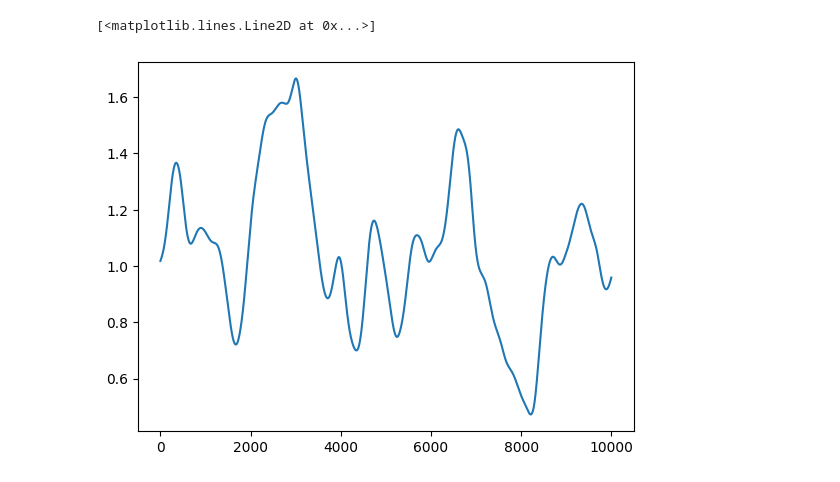
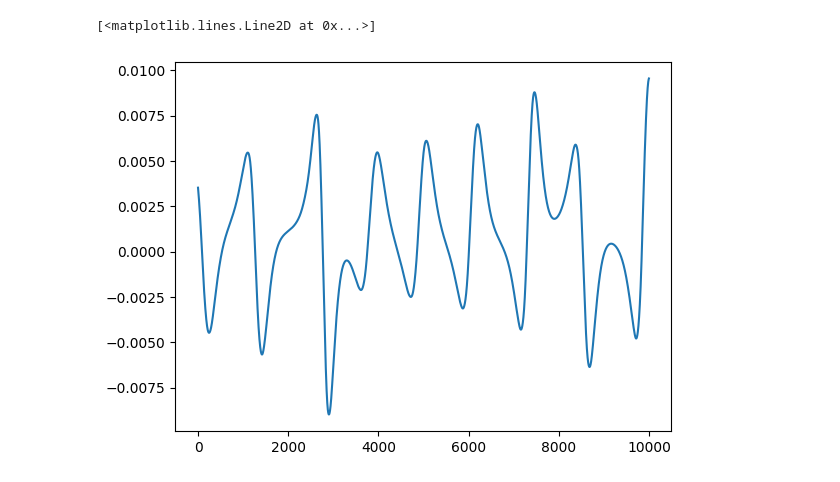
Before and after one commit to 1400073/time_domain_work, a Jupyter notebook: check_jupy.ipynb, the cells around one changed output. Saved outputs shown, nothing was run; the diff lists cells and outputs as text; code cells hidden in the pictures.

```diff
--- a/check_jupy.ipynb
+++ b/check_jupy.ipynb
@@ -380,5 +433,5 @@ results =combined_sim.run(t, input_signals={
 # %%
-plt.plot(np.abs(results.outputs["o12"][30000:40000])**2)
+plt.plot(result.outputs["o0"][20000:30000])
 # %% [output]
 [<matplotlib.lines.Line2D at 0x...>]
-[figure, old version]
+[figure, new version]
```
Also changed, not shown: parts of 8 cells of this notebook, 4 other files.
